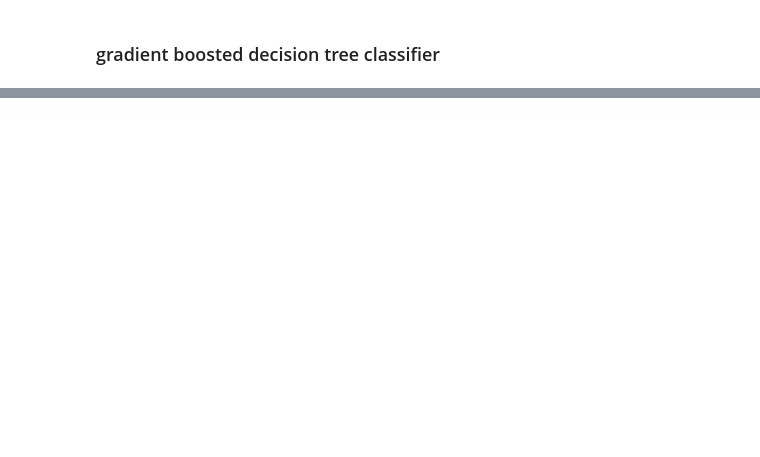
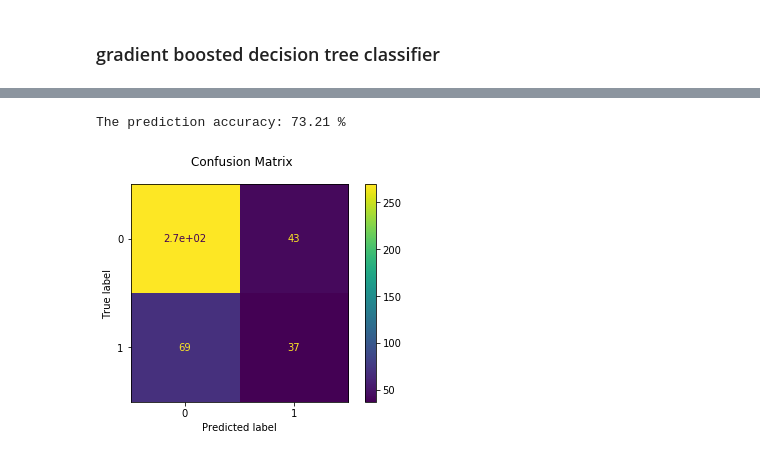
Before and after one commit to datamllab/automl-in-action-notebooks, a Jupyter notebook: 2.2-Tabular-Titanic.ipynb, the cells around one changed output, grey strips where cells are left out. Drawn from its saved outputs; the diff is of its cells as text; code cells hidden in the pictures; blank space fills up the shorter version.

```diff
--- a/2.2-Tabular-Titanic.ipynb
+++ b/2.2-Tabular-Titanic.ipynb
@@ -48,0 +280,22 @@ data.head()
+# %%
+from sklearn.ensemble import GradientBoostingClassifier
+
+gbdt_clf = GradientBoostingClassifier(n_estimators=100)
+gbdt_clf.fit(X_train, y_train)
+y_pred_test = gbdt_clf.predict(X_test)
+
+# Now predict the value of the digit on the test set:
+y_pred_test = gbdt_clf.predict(X_test)
+
+
+# Display the testing results
+acc = accuracy_score(y_test, y_pred_test)
+print("The prediction accuracy: {:.2f} %".format(acc * 100))
+
+disp = plot_confusion_matrix(gbdt_clf, X_test, y_test)
+disp.figure_.suptitle("Confusion Matrix")
+
+plt.show()
+# %% [output]
+The prediction accuracy: 73.21 %
+[figure, added]
```
Also changed, not shown: parts of 49 cells of this notebook.
